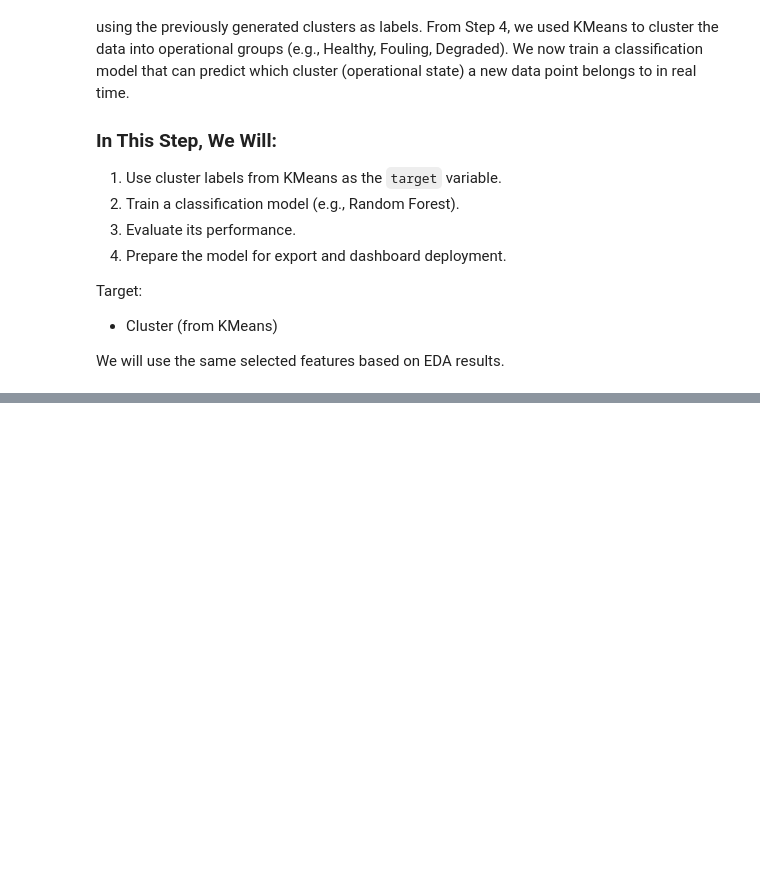
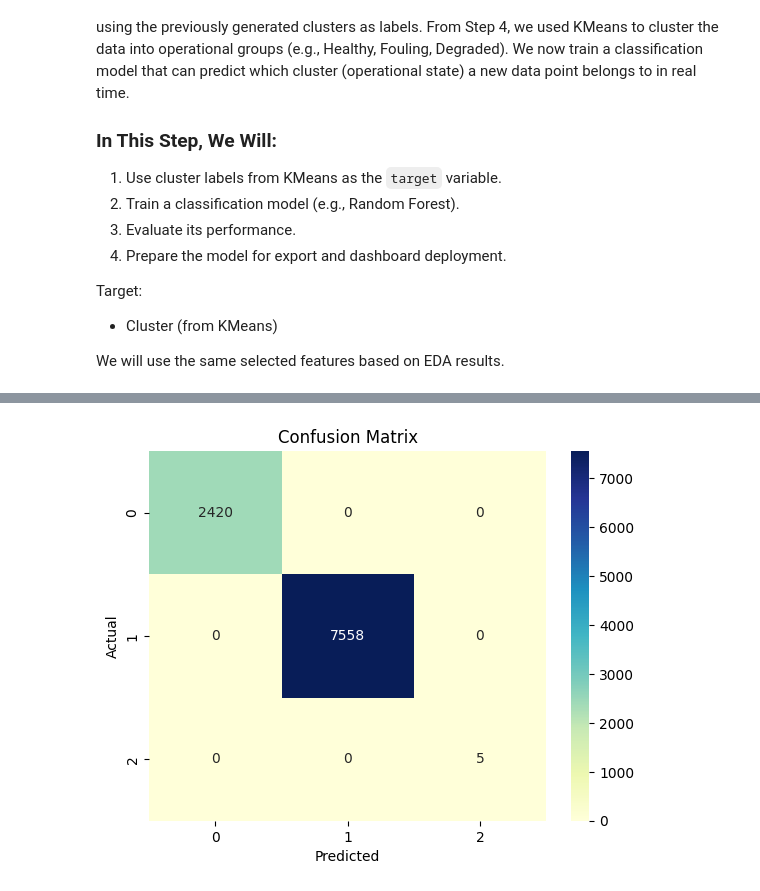
Before and after one commit to Veraeze/AmineRegeneration, a Jupyter notebook: Objective3.ipynb, the cells around one changed output, grey strips where cells are left out. Drawn from its saved outputs; the diff is of its cells as text; code cells hidden in the pictures; blank space fills up the shorter version.

```diff
--- a/Objective3.ipynb
+++ b/Objective3.ipynb
@@ -277,0 +286,13 @@ We will use the same selected features based on EDA results.
+# %%
+# Feature selection(X_scaled already created earlier)
+
+y = df['Cluster']
+# %%
+# Train-test split
+
+X_train, X_test, y_train, y_test = train_test_split(X_scaled, y, test_size=0.2, random_state=42)
+# %%
+# Train Random Forest Classifier
+
+model = RandomForestClassifier(random_state=42)
+model.fit(X_train, y_train)
@@ -277,0 +301,4 @@ We will use the same selected features based on EDA results.
+# %%
+# Make predictions
+
+y_pred = model.predict(X_test)
@@ -277,0 +324,10 @@ We will use the same selected features based on EDA results.
+# %%
+#  Confusion matrix heatmap
+
+sns.heatmap(confusion_matrix(y_test, y_pred), annot=True, fmt='d', cmap='YlGnBu')
+plt.title('Confusion Matrix')
+plt.xlabel('Predicted')
+plt.ylabel('Actual')
+plt.show()
+# %% [output]
+[figure, added]
```
Also changed, not shown: parts of 4 cells of this notebook.
